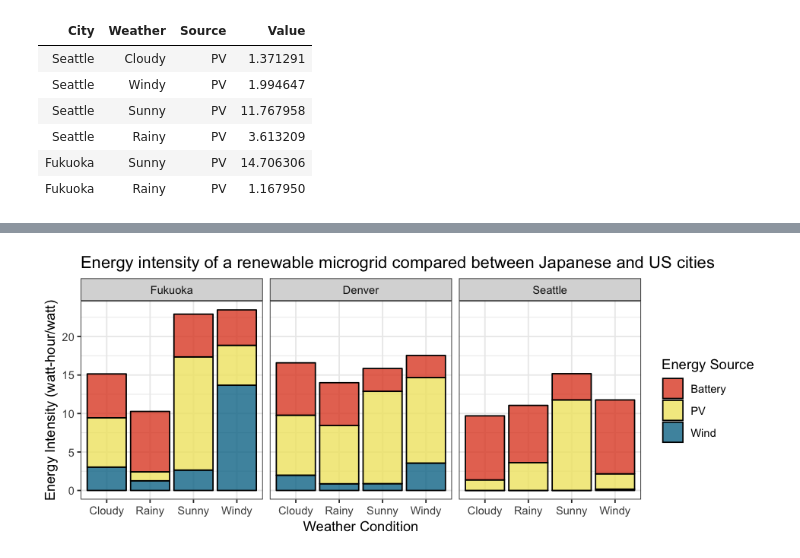
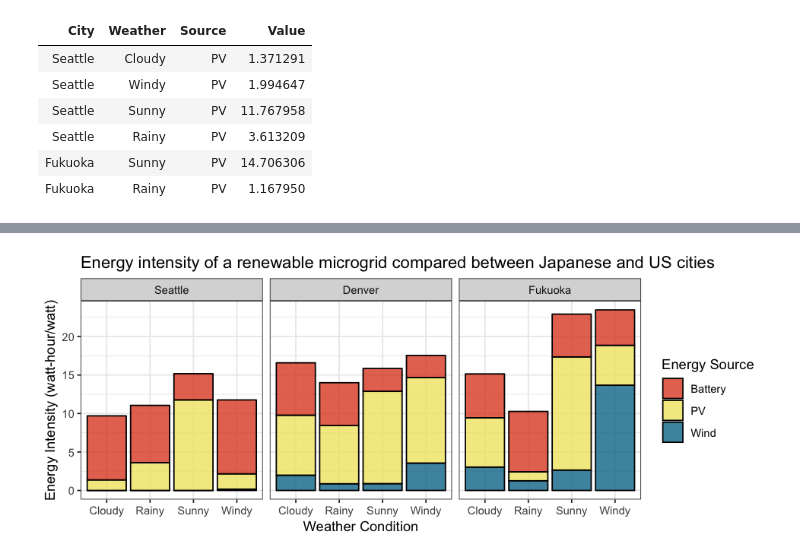
Before and after one commit to aworthyperson/Japan_Work, a Jupyter notebook: Energy_load_plots_in_r.ipynb, the cells around one changed output, grey strips where cells are left out. Saved outputs shown, nothing was run; the diff lists cells and outputs as text; code cells hidden in the pictures.

Commit message:
done with plots for sustainability tank

```diff
--- a/Energy_load_plots_in_r.ipynb
+++ b/Energy_load_plots_in_r.ipynb
@@ -200,3 +200,6 @@ head(alli)
 | Seattle | Rainy | PV | 3.613209 |
 | Fukuoka | Sunny | PV | 14.706306 |
 | Fukuoka | Rainy | PV | 1.167950 |
+# %%
+alli$facet = factor(alli$City, levels = c("Seattle", "Denver", "Fukuoka"))
+alli
@@ -203,20 +224,22 @@ head(alli)
 # %%
 options(repr.plot.width=8, repr.plot.height=3.2)
 
-alli$City <- reorder(alli$City, alli$Value, function(x) -max(x) )
+#alli$City <- reorder(alli$City, alli$facet)
 
 all_int= ggplot(alli, aes(x = Weather, y= Value,  fill = Source)) +
     geom_bar(stat = "identity", colour='black', alpha= 0.8)+
-    facet_wrap(~ City, ncol = 3) +
+    #facet_wrap(~ City, ncol = 3) +
+    facet_wrap(~ facet, ncol = 3)+
     scale_fill_manual(values = c("#E14E2D", "#F0E470",
                                "#067697"), labels = c("Battery", "PV", "Wind"))+
     guides(fill=guide_legend(title="Energy Source"))+
     xlab('Weather Condition')+
     ylab('Energy Intensity (watt-hour/watt)')+
     theme_bw()+
+    #theme(legend.position="bottom")+
     ggtitle('Energy intensity of a renewable microgrid compared between Japanese and US cities')
 
 
 all_int
 # %% [output]
-[figure, old version]
+[figure, new version]
```
Also changed, not shown: parts of 4 cells of this notebook, 3 other files.
